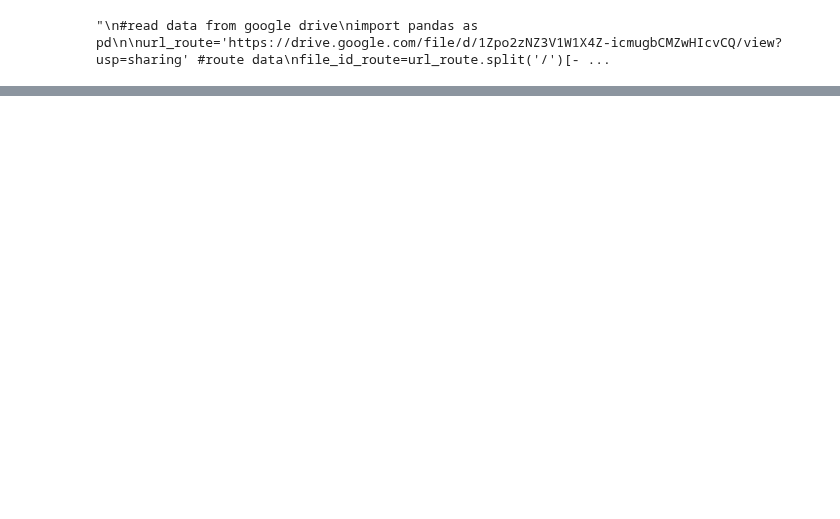
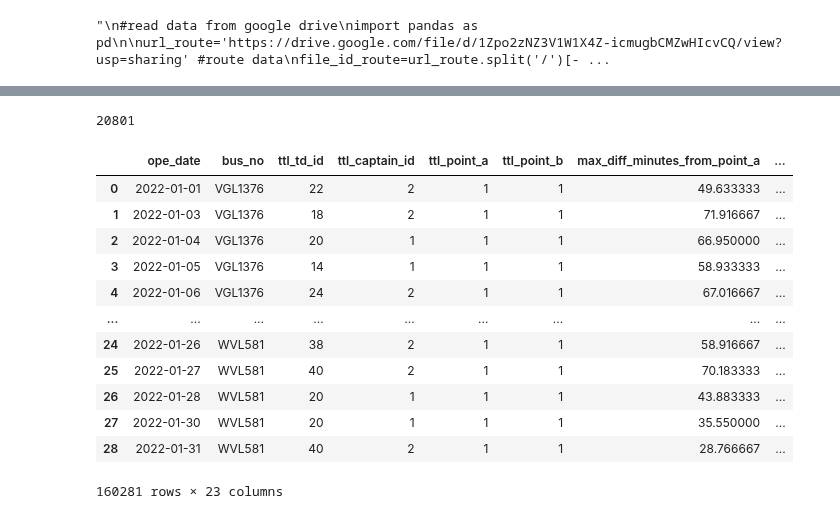
Before and after one commit to izardy/myrapid-backend, a Jupyter notebook: etl/data_exploration.ipynb, the cells around one changed output, grey strips where cells are left out. Cells and saved outputs as stored; diff of their text form; code cells hidden in the pictures; blank space fills up the shorter version.

```diff
--- a/etl/data_exploration.ipynb
+++ b/etl/data_exploration.ipynb
@@ -131,10 +86,0 @@ captain_schedule
-# %%
-#split captain schedule data
-
-months=list(range(1,13,1))
-years=list(range(2022,2024,1))
-
-for year in years:
-    for month in months:
-        filename='../data/captain_schedule_'+str(month)+'_'+str(year)+'.csv'
-        captain_schedule[(captain_schedule['cs_date'].dt.month==month)&(captain_schedule['cs_date'].dt.year==year)].to_csv(filename,index=False)
@@ -344,0 +293,20 @@ trip_departure_1_2022_int.corr()
+# %%
+len(trip_departure_1_2022['bus_no'].drop_duplicates().to_list())*31
+# %% [output]
+20801
+# %%
+df
+# %% [output]
+|  | ope_date | bus_no | ttl_td_id | ttl_captain_id | ttl_point_a | ttl_point_b | max_diff_minutes_from_point_a | ... |
+| 0 | 2022-01-01 | VGL1376 | 22 | 2 | 1 | 1 | 49.633333 | ... |
+| 1 | 2022-01-03 | VGL1376 | 18 | 2 | 1 | 1 | 71.916667 | ... |
+| 2 | 2022-01-04 | VGL1376 | 20 | 1 | 1 | 1 | 66.950000 | ... |
+| 3 | 2022-01-05 | VGL1376 | 14 | 1 | 1 | 1 | 58.933333 | ... |
+| 4 | 2022-01-06 | VGL1376 | 24 | 2 | 1 | 1 | 67.016667 | ... |
+| ... | ... | ... | ... | ... | ... | ... | ... | ... |
+| 24 | 2022-01-26 | WVL581 | 38 | 2 | 1 | 1 | 58.916667 | ... |
+| 25 | 2022-01-27 | WVL581 | 40 | 2 | 1 | 1 | 70.183333 | ... |
+| 26 | 2022-01-28 | WVL581 | 20 | 1 | 1 | 1 | 43.883333 | ... |
+| 27 | 2022-01-30 | WVL581 | 20 | 1 | 1 | 1 | 35.550000 | ... |
+| 28 | 2022-01-31 | WVL581 | 40 | 2 | 1 | 1 | 28.766667 | ... |
+160281 rows × 23 columns
```
Also changed, not shown: parts of 20 cells of this notebook.
